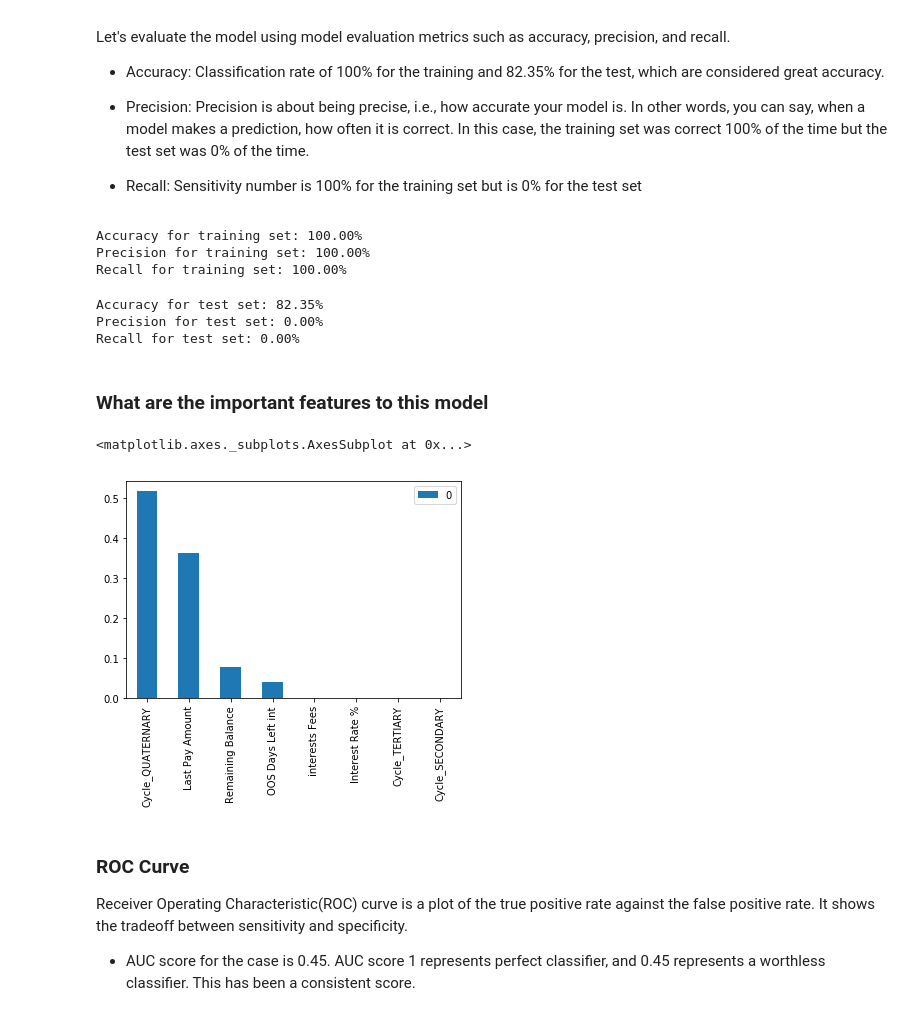
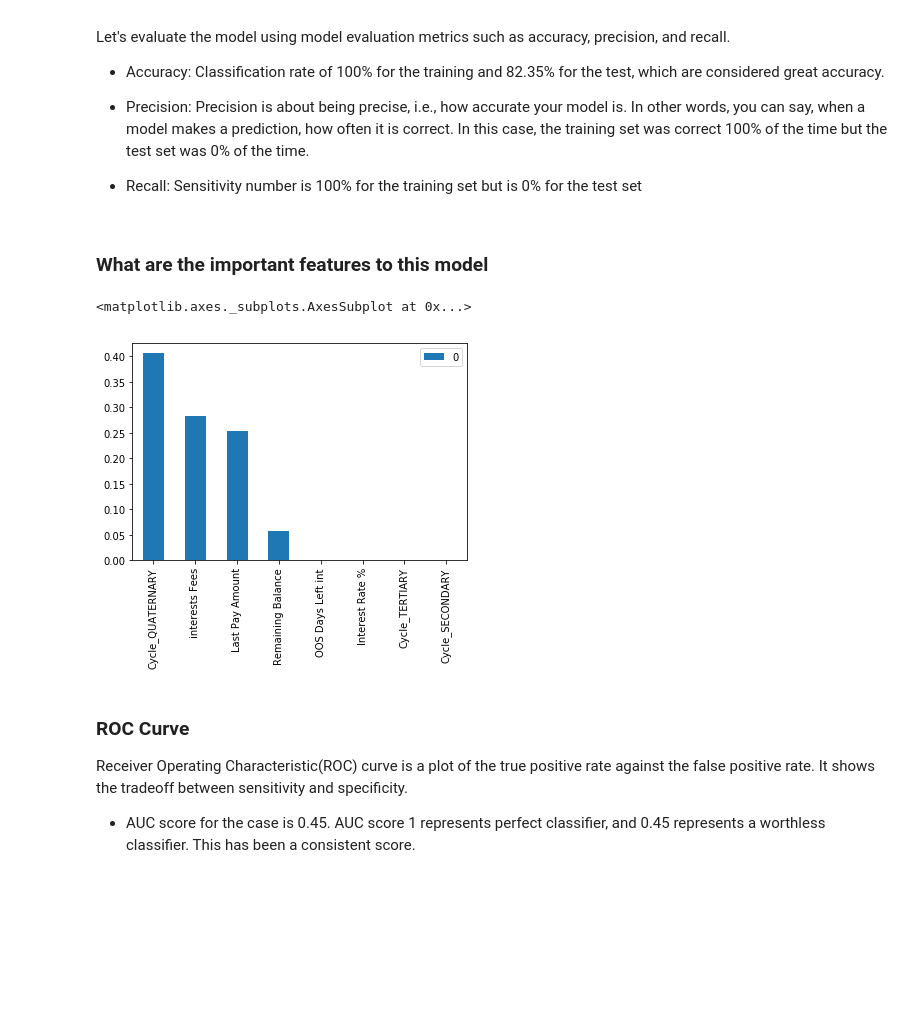
Before and after one commit to myingling0603/Debt-Portfolio-Capstone, a Jupyter notebook: Build Model.ipynb, the cells around one changed output. Saved outputs shown, nothing was run; the diff lists cells and outputs as text; code cells hidden in the pictures; blank space fills up the shorter version.

Commit message:
Made big changes to model using LeaveOneOut instead of test train split

```diff
--- a/Build Model.ipynb
+++ b/Build Model.ipynb
@@ -114,3 +114,6 @@ drop_cols
 # %%
 y = df['Paid']
 X = df.drop(columns = drop_cols)
+X_col = X
+
+loocv = LeaveOneOut()
@@ -310,53 +301,23 @@ Let's evaluate the model using model evaluation metrics such as accuracy, precis
 - Precision: Precision is about being precise, i.e., how accurate your model is. In other words, you can say, when a model makes a prediction, how often it is correct. In this  case, the training set was correct 100% of the time but the test set was 0% of the time.
 
 - Recall: Sensitivity number is 100% for the training set but is 0% for the test set
-# %%
-y_train_pred = dt.predict(X_train)
-
-accuracy = metrics.accuracy_score(y_train, y_train_pred)
-print('Accuracy for training set: %.2f%%' % (accuracy * 100.0))
-
-precision = metrics.precision_score(y_train, y_train_pred)
-print('Precision for training set: %.2f%%' % (precision * 100.0))
-
-recall = metrics.recall_score(y_train, y_train_pred)
-print('Recall for training set: %.2f%%' % (recall * 100.0))
-# %% [output]
-Accuracy for training set: 100.00%
-Precision for training set: 100.00%
-Recall for training set: 100.00%
-# %%
-y_test_pred = dt.predict(X_test)
-
-accuracy = metrics.accuracy_score(y_test, y_test_pred)
-print('Accuracy for test set: %.2f%%' % (accuracy * 100.0))
-
-precision = metrics.precision_score(y_test, y_test_pred)
-print('Precision for test set: %.2f%%' % (precision * 100.0))
-
-recall = metrics.recall_score(y_test, y_test_pred)
-print('Recall for test set: %.2f%%' % (recall * 100.0))
-# %% [output]
-Accuracy for test set: 82.35%
-Precision for test set: 0.00%
-Recall for test set: 0.00%
 # %% [markdown]
 ### What are the important features to this model
 # %%
 # decision trees can give us feature importances. the higher the number the more important
 # the predictor was to deciding splits at nodes.
 # "The importance of a feature is computed as the (normalized) total reduction of the
 # criterion brought by that feature."
 #
 feature_importances = dt.feature_importances_
 
-importances = list(zip(dt.feature_importances_, X.columns))
+importances = list(zip(dt.feature_importances_, X_col.columns))
 importances.sort(reverse=True)
 
 pd.DataFrame(importances, index=[x for (_,x) in importances]).plot(kind = 'bar')
 # %% [output]
 <matplotlib.axes._subplots.AxesSubplot at 0x...>
-[figure, old version]
+[figure, new version]
 # %% [markdown]
 ### ROC Curve
 Receiver Operating Characteristic(ROC) curve is a plot of the true positive rate against the false positive rate. It shows the tradeoff between sensitivity and specificity.
```
Also changed, not shown: parts of 39 cells of this notebook.
